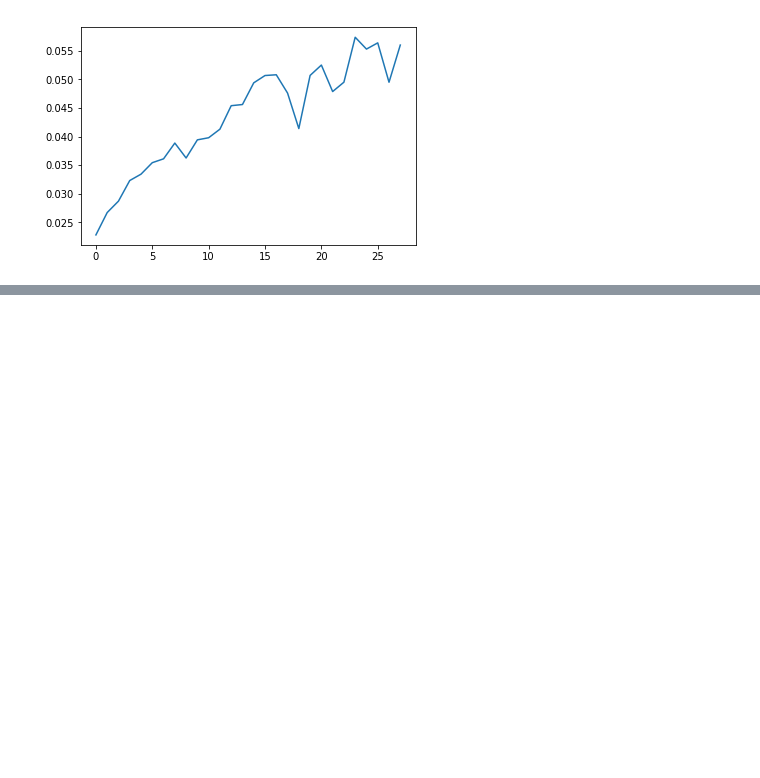
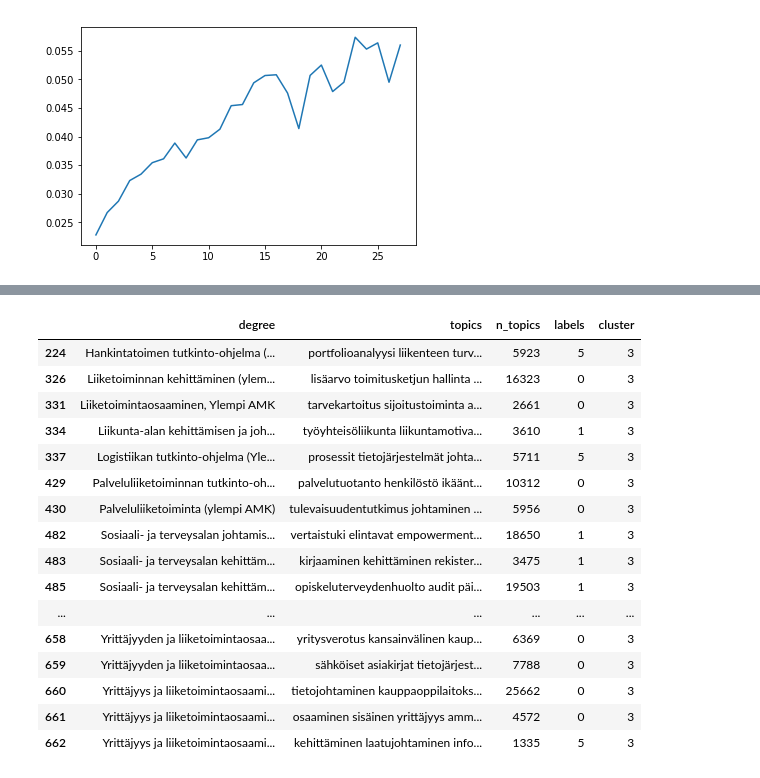
Before and after one commit to arimbr/theseus, a Jupyter notebook: analyze/Clustering thesis.ipynb, the cells around one changed output, grey strips where cells are left out. Cells and saved outputs as stored; diff of their text form; code cells hidden in the pictures; blank space fills up the shorter version.

```diff
--- a/analyze/Clustering thesis.ipynb
+++ b/analyze/Clustering thesis.ipynb
@@ -255,3 +233,5 @@ plt.plot(scores.max(axis=1))
 # %% [output]
 [<matplotlib.lines.Line2D at 0x...>]
 [figure]
+# %%
+kmeans, score = cluster(20)
@@ -257,0 +258,2 @@ plt.plot(scores.max(axis=1))
+# %%
+topics['cluster'] = kmeans.labels_
@@ -257,0 +280,20 @@ plt.plot(scores.max(axis=1))
+# %%
+topics[topics['cluster'] == 3]
+# %% [output]
+|  | degree | topics | n_topics | labels | cluster |
+| 224 | Hankintatoimen tutkinto-ohjelma (... | portfolioanalyysi liikenteen turv... | 5923 | 5 | 3 |
+| 326 | Liiketoiminnan kehittäminen (ylem... | lisäarvo toimitusketjun hallinta ... | 16323 | 0 | 3 |
+| 331 | Liiketoimintaosaaminen, Ylempi AMK | tarvekartoitus sijoitustoiminta a... | 2661 | 0 | 3 |
+| 334 | Liikunta-alan kehittämisen ja joh... | työyhteisöliikunta liikuntamotiva... | 3610 | 1 | 3 |
+| 337 | Logistiikan tutkinto-ohjelma (Yle... | prosessit tietojärjestelmät johta... | 5711 | 5 | 3 |
+| 429 | Palveluliiketoiminnan tutkinto-oh... | palvelutuotanto henkilöstö ikäänt... | 10312 | 0 | 3 |
+| 430 | Palveluliiketoiminta (ylempi AMK) | tulevaisuudentutkimus johtaminen ... | 5956 | 0 | 3 |
+| 482 | Sosiaali- ja terveysalan johtamis... | vertaistuki elintavat empowerment... | 18650 | 1 | 3 |
+| 483 | Sosiaali- ja terveysalan kehittäm... | kirjaaminen kehittäminen rekister... | 3475 | 1 | 3 |
+| 485 | Sosiaali- ja terveysalan kehittäm... | opiskeluterveydenhuolto audit päi... | 19503 | 1 | 3 |
+| ... | ... | ... | ... | ... | ... |
+| 658 | Yrittäjyyden ja liiketoimintaosaa... | yritysverotus kansainvälinen kaup... | 6369 | 0 | 3 |
+| 659 | Yrittäjyyden ja liiketoimintaosaa... | sähköiset asiakirjat tietojärjest... | 7788 | 0 | 3 |
+| 660 | Yrittäjyys ja liiketoimintaosaami... | tietojohtaminen kauppaoppilaitoks... | 25662 | 0 | 3 |
+| 661 | Yrittäjyys ja liiketoimintaosaami... | osaaminen sisäinen yrittäjyys amm... | 4572 | 0 | 3 |
+| 662 | Yrittäjyys ja liiketoimintaosaami... | kehittäminen laatujohtaminen info... | 1335 | 5 | 3 |
```
Also changed, not shown: parts of 7 cells of this notebook.
